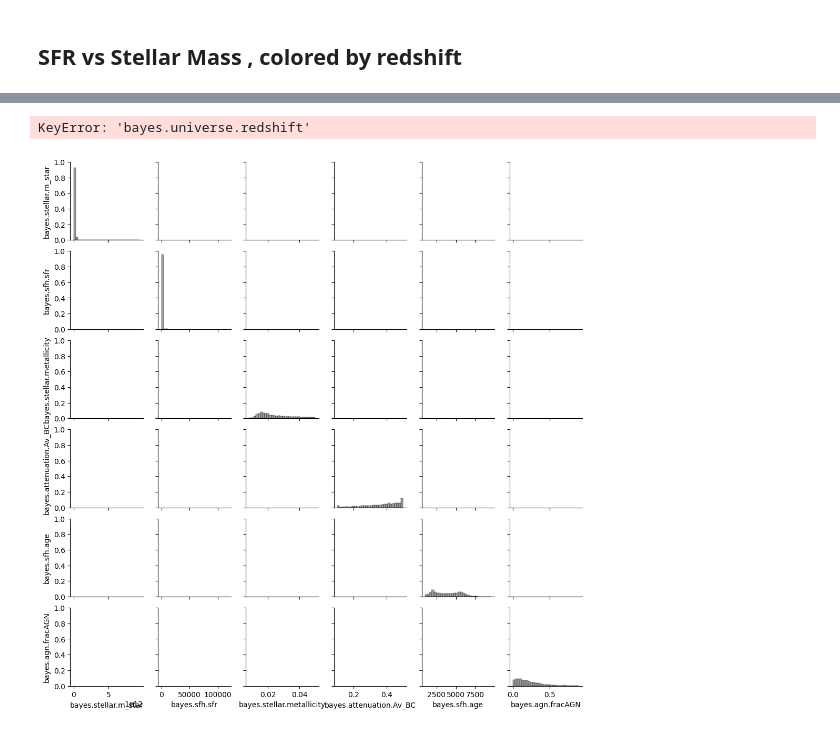
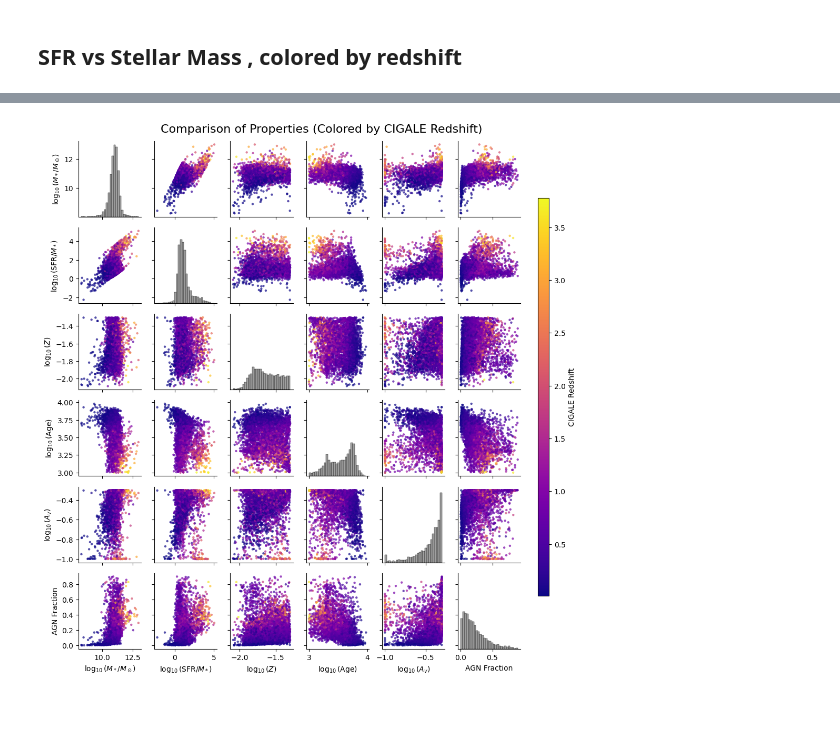
Before and after one commit to theWebTardigrade/fundamental-properties-of-EMU-radio-sources, a Jupyter notebook: code/8_Analyse_CIGALE_results.ipynb, the cells around one changed output, grey strips where cells are left out. Cells and saved outputs as stored; diff of their text form; code cells hidden in the pictures.

```diff
--- a/code/8_Analyse_CIGALE_results.ipynb
+++ b/code/8_Analyse_CIGALE_results.ipynb
@@ -27,7 +31,19 @@ catalog_path = '/home/polaris/Lab_Astro/data/cigale/all_data_6/out7/EMU_0102-32_
 catalog_table = Table.read(catalog_path)
 catalog_pd = catalog_table.to_pandas()
 
-print([_ for _ in catalog_pd.columns.tolist() if _.startswith('bayes')])
+# Log 10 of parameters
+catalog_pd['log_stellar_mass'] = np.log10(catalog_pd['bayes.stellar.m_star'])
+catalog_pd['log_sfr'] = np.log10(catalog_pd['bayes.stellar.m_star'])
+catalog_pd['log_metallicity'] = np.log10(catalog_pd['bayes.stellar.metallicity'])
+catalog_pd['log_age'] = np.log10(catalog_pd['bayes.sfh.age'])
+catalog_pd['log_Av_BC'] = np.log10(catalog_pd['bayes.attenuation.Av_BC'])
+
+# Propagation of errors
+catalog_pd['log_stellar_mass_err'] = catalog_pd['bayes.stellar.m_star_err'] / (catalog_pd['bayes.stellar.m_star'] * np.log(10))
+catalog_pd['log_sfr_err'] = catalog_pd['bayes.sfh.sfr_err'] / (catalog_pd['bayes.sfh.sfr'] * np.log(10))
+catalog_pd['log_metallicity_err'] = catalog_pd['bayes.stellar.metallicity_err'] / (catalog_pd['bayes.stellar.metallicity'] * np.log(10))
+catalog_pd['log_age_err'] = catalog_pd['bayes.sfh.age_err'] / (catalog_pd['bayes.sfh.age'] * np.log(10))
+catalog_pd['log_Av_BC_err'] = catalog_pd['bayes.attenuation.Av_BC_err'] / (catalog_pd['bayes.attenuation.Av_BC'] * np.log(10))
 # %% [output]
 ['bayes.agn.EBV', 'bayes.agn.EBV_err', 'bayes.agn.Mcl', 'bayes.agn.Mcl_err', 'bayes.agn.R', 'bayes.agn.R_err', 'bayes.agn.delta', 'bayes.agn.delta_err', 'bayes.agn.disk_type', 'bayes.agn.disk_type_err ...
 # %% [markdown]
@@ -307,48 +380,71 @@ plt.show()
 # %%
+import seaborn as sns
+import matplotlib.pyplot as plt
+from matplotlib.cm import ScalarMappable
+from matplotlib.colors import Normalize
 
+properties = ['log_stellar_mass', 'log_sfr_permass', 'log_metallicity', 'log_age', 'log_Av_BC', 'bayes.agn.fracAGN']
 
+labels = {
+    'log_stellar_mass': r'$\log_{10}(M_*/M_\odot)$',
+    'log_sfr_permass': r'$\log_{10}(\mathrm{SFR}/M_*)$',
+    'log_metallicity': r'$\log_{10}(Z)$',
+    'log_age': r'$\log_{10}(\mathrm{Age})$',
+    'log_Av_BC': r'$\log_{10}(A_v)$',
+    'bayes.agn.fracAGN': r'AGN Fraction'
+}
 
+plot_df = catalog_pd[properties]
 
-
-
-# Select the 6 properties to compare
-properties = ['bayes.stellar.m_star', 'bayes.sfh.sfr', 'bayes.stellar.metallicity','bayes.attenuation.Av_BC','bayes.sfh.age' ,'bayes.agn.fracAGN']
-
-# Create a log column if not already done
-
-
-# Drop rows with any missing values in selected properties
-plot_df = catalog_pd[properties].dropna()
-
-# Initialize PairGrid
+# Create PairGrid
 g = sns.PairGrid(
     data=plot_df,
     vars=properties,
     height=1.8,
     aspect=1
 )
 
 # Diagonal: histograms
 g.map_diag(sns.histplot, color='grey', bins=30)
 
-# Off-diagonal: scatter plots colored by redshift
+# Off-diagonal: scatter plots with continuous redshift coloring
 g.map_offdiag(
     sns.scatterplot,
-    hue=plot_df['bayes.universe.redshift'],
-    palette='viridis',
+    hue=catalog_pd['bayes.universe.redshift'],
+    palette='plasma',
     alpha=0.7,
     s=10,
     linewidth=0
 )
 
-# Add a legend (colorbar-like legend for hue)
-g.add_legend(title="Redshift", label_order=None, adjust_subtitles=True)
+# Create colorbar
+norm = Normalize(
+    vmin=catalog_pd['bayes.universe.redshift'].min(),
+    vmax=catalog_pd['bayes.universe.redshift'].max()
+)
+sm = ScalarMappable(norm=norm, cmap='plasma')
+sm.set_array([])
 
-# Optional: tighten layout
+# Adjust subplot layout to make space for colorbar
+plt.subplots_adjust(right=0.85)  # Increase right margin
+
+# Add colorbar to a specific axis (far right)
+cbar_ax = g.fig.add_axes([0.88, 0.15, 0.02, 0.7])  # [left, bottom, width, height]
+cbar = g.fig.colorbar(
+    sm,
+    cax=cbar_ax,
+    label='CIGALE Redshift'
+)
+
+# Set custom axis labels
+for ax, var in zip(g.axes[-1, :], properties):
+    ax.set_xlabel(labels[var], fontsize=10)
+for ax, var in zip(g.axes[:, 0], properties):
+    ax.set_ylabel(labels[var], fontsize=10)
+
 plt.subplots_adjust(top=0.95)
-g.fig.suptitle('6x6 Property Comparison Grid (Colored by Redshift)', fontsize=16)
+g.fig.suptitle('Comparison of Properties (Colored by CIGALE Redshift)', fontsize=16)
 
 plt.show()
 # %% [output]
-KeyError: 'bayes.universe.redshift'
-[figure, old version]
+[figure, new version]
```
Also changed, not shown: parts of 7 cells of this notebook.
